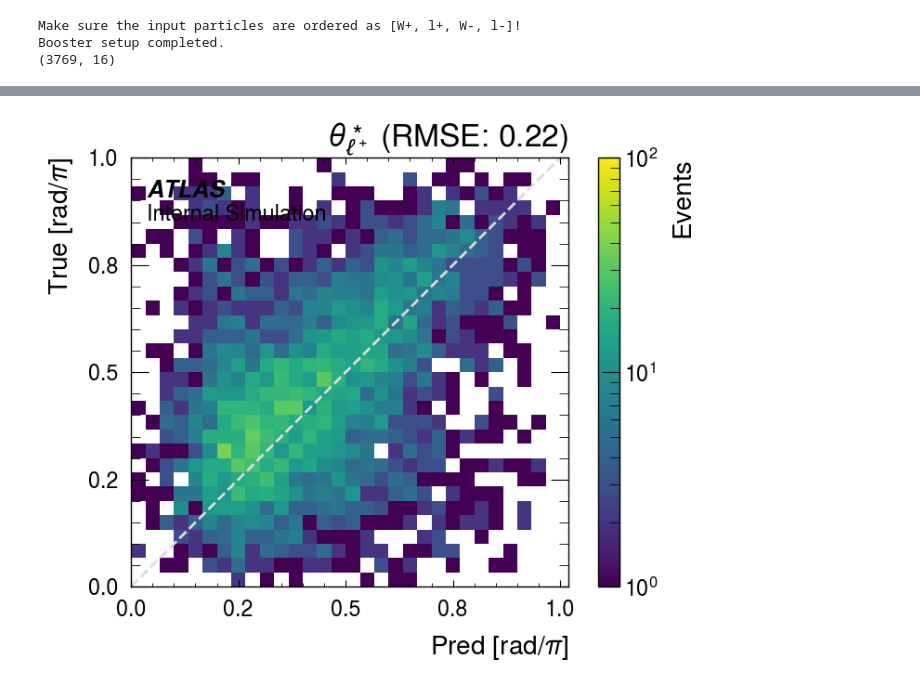
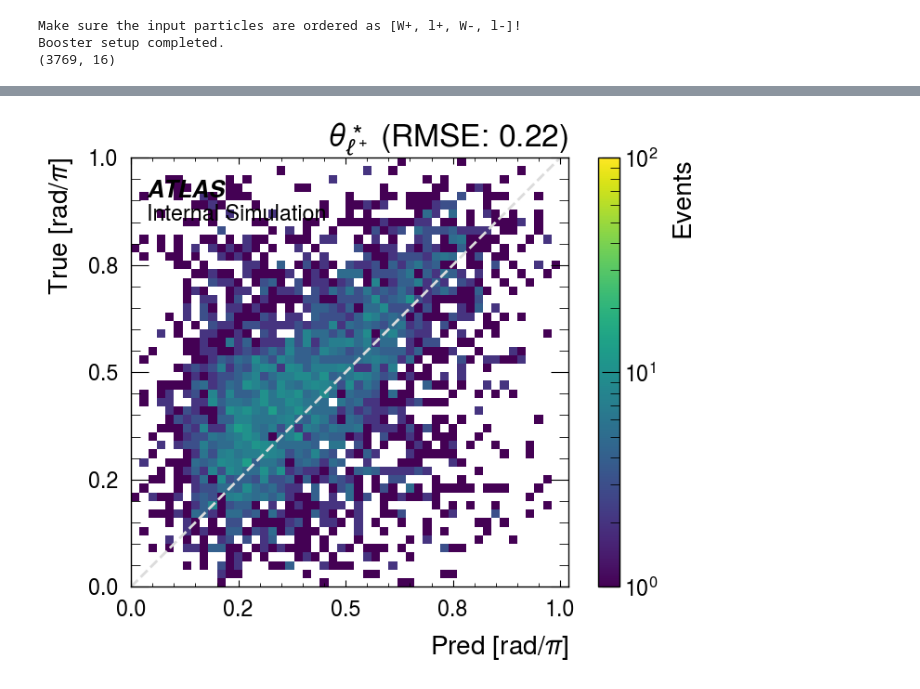
Before and after one commit to yygarypeng/ww-pcres, a Jupyter notebook: visualize.ipynb, the cells around one changed output, grey strips where cells are left out. Saved outputs shown, nothing was run; the diff lists cells and outputs as text; code cells hidden in the pictures.

```diff
--- a/visualize.ipynb
+++ b/visualize.ipynb
@@ -86,22 +86,22 @@ true_met_py = train_features[:, 21]
 pred_w0_px = predictions[..., 0]
 pred_w0_py = predictions[..., 1]
 pred_w0_pz = predictions[..., 2]
-pred_w0_energy = predictions[..., 3]
+pred_w0_energy = np.expm1(predictions[..., 3])
 pred_w1_px = predictions[..., 4]
 pred_w1_py = predictions[..., 5]
 pred_w1_pz = predictions[..., 6]
-pred_w1_energy = predictions[..., 7]
+pred_w1_energy = np.expm1(predictions[..., 7])
 pred_w0_mass_2 = pred_w0_energy**2 - (pred_w0_px**2 + pred_w0_py**2 + pred_w0_pz**2)
 pred_w1_mass_2 = pred_w1_energy**2 - (pred_w1_px**2 + pred_w1_py**2 + pred_w1_pz**2)
 
 true_w0_px = true_labels[..., 0]
 true_w0_py = true_labels[..., 1]
 true_w0_pz = true_labels[..., 2]
-true_w0_energy = true_labels[..., 3]
+true_w0_energy = np.expm1(true_labels[..., 3])
 true_w1_px = true_labels[..., 4]
 true_w1_py = true_labels[..., 5]
 true_w1_pz = true_labels[..., 6]
-true_w1_energy = true_labels[..., 7]
+true_w1_energy = np.expm1(true_labels[..., 7])
 true_w0_mass_2 = true_labels[..., 8] ** 2
 true_w1_mass_2 = true_labels[..., 9] ** 2
 # %%
@@ -338,8 +339,8 @@ Make sure the input particles are ordered as [W+, l+, W-, l-]!
 Booster setup completed.
 (3769, 16)
 # %%
-plot_1d_hist(pred_l0_theta_phi[0], true_l0_theta_phi[0], r"$\theta^\ast_{\ell^+}$", np.linspace(0, 1, 31), unit="rad/$\pi$")
-plot_2d_hist(pred_l0_theta_phi[0], true_l0_theta_phi[0], r"$\theta^\ast_{\ell^+}$", np.linspace(0, 1, 31), log=True, unit="rad/$\pi$", color="black", vmax=1e2)
-plot_1d_hist(pred_l1_theta_phi[0], true_l1_theta_phi[0], r"$\theta^\ast_{\ell^-}$", np.linspace(0, 1, 31), unit="rad/$\pi$")
-plot_2d_hist(pred_l1_theta_phi[0], true_l1_theta_phi[0], r"$\theta^\ast_{\ell^-}$", np.linspace(0, 1, 31), log=True, unit="rad/$\pi$", color="black", vmax=1e2)
+plot_1d_hist(pred_l0_theta_phi[0], true_l0_theta_phi[0], r"$\theta^\ast_{\ell^+}$", np.linspace(0, 1, 51), unit="rad/$\pi$")
+plot_2d_hist(pred_l0_theta_phi[0], true_l0_theta_phi[0], r"$\theta^\ast_{\ell^+}$", np.linspace(0, 1, 51), log=True, unit="rad/$\pi$", color="black", vmax=1e2)
+plot_1d_hist(pred_l1_theta_phi[0], true_l1_theta_phi[0], r"$\theta^\ast_{\ell^-}$", np.linspace(0, 1, 51), unit="rad/$\pi$")
+plot_2d_hist(pred_l1_theta_phi[0], true_l1_theta_phi[0], r"$\theta^\ast_{\ell^-}$", np.linspace(0, 1, 51), log=True, unit="rad/$\pi$", color="black", vmax=1e2)
 # %% [output]
@@ -350 +351 @@ Rel err < 20%: 39.03 %
-[figure, old version]
+[figure, new version]
```
Also changed, not shown: parts of 15 cells of this notebook, 8 other files.
